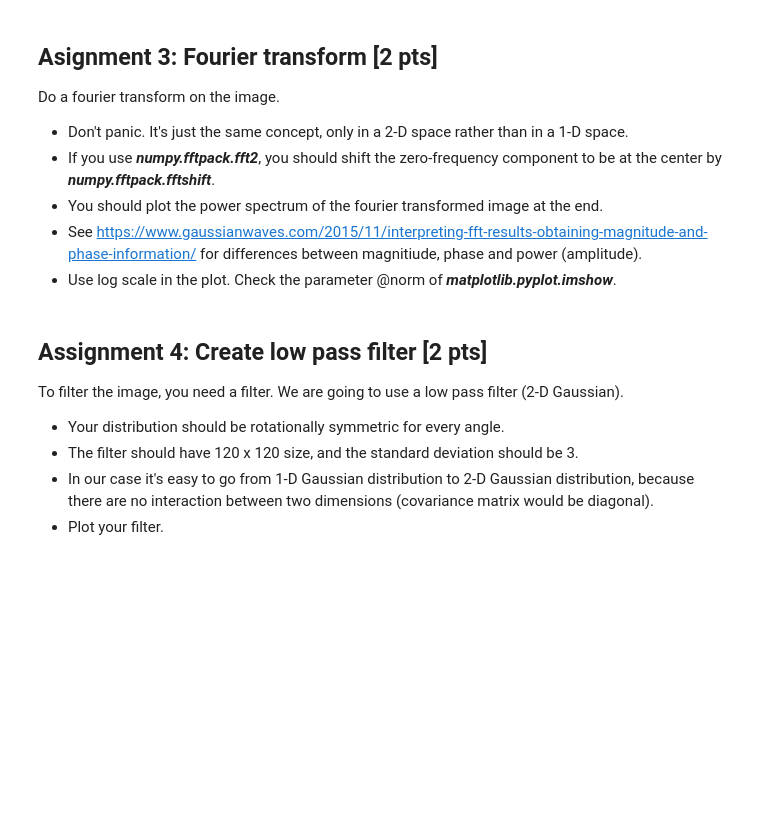
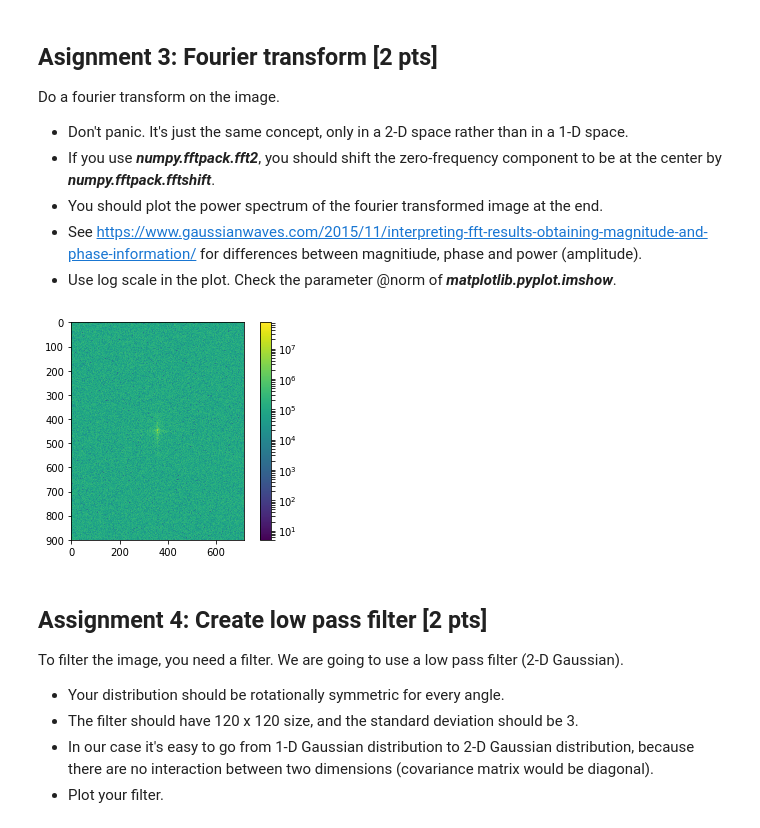
Before and after one commit to NBP-ACC/week-9-acc_9, a Jupyter notebook: sheet07.ipynb, the cells around one changed output. Saved outputs shown, nothing was run; the diff lists cells and outputs as text; code cells hidden in the pictures; blank space fills up the shorter version.

```diff
--- a/sheet07.ipynb
+++ b/sheet07.ipynb
@@ -143,3 +138,16 @@ shifted_transform = np.fft.fftshift(transform)
+# %%
+from matplotlib.colors import LogNorm
+
+transform = np.fft.fft2(txt)
+shifted_transform = np.fft.fftshift(transform)
+magnitude_spectrum = 20*np.log(np.abs(shifted_transform))
+
+
+plt.imshow(np.abs(shifted_transform), norm=LogNorm(vmin=5))
+plt.colorbar()
+plt.show()
+# %% [output]
+[figure, added]
 # %% [markdown]
 ## Assignment 4: Create low pass filter [2 pts]
 To filter the image, you need a filter. We are going to use a low pass filter (2-D Gaussian).
```
Also changed, not shown: parts of 9 cells of this notebook.
